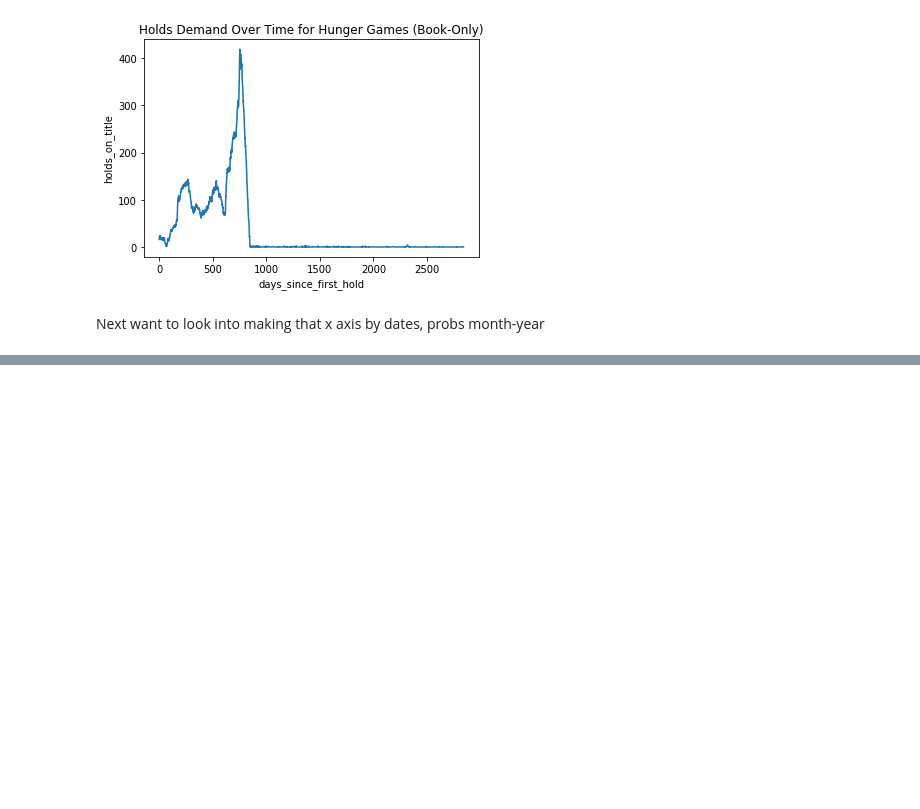
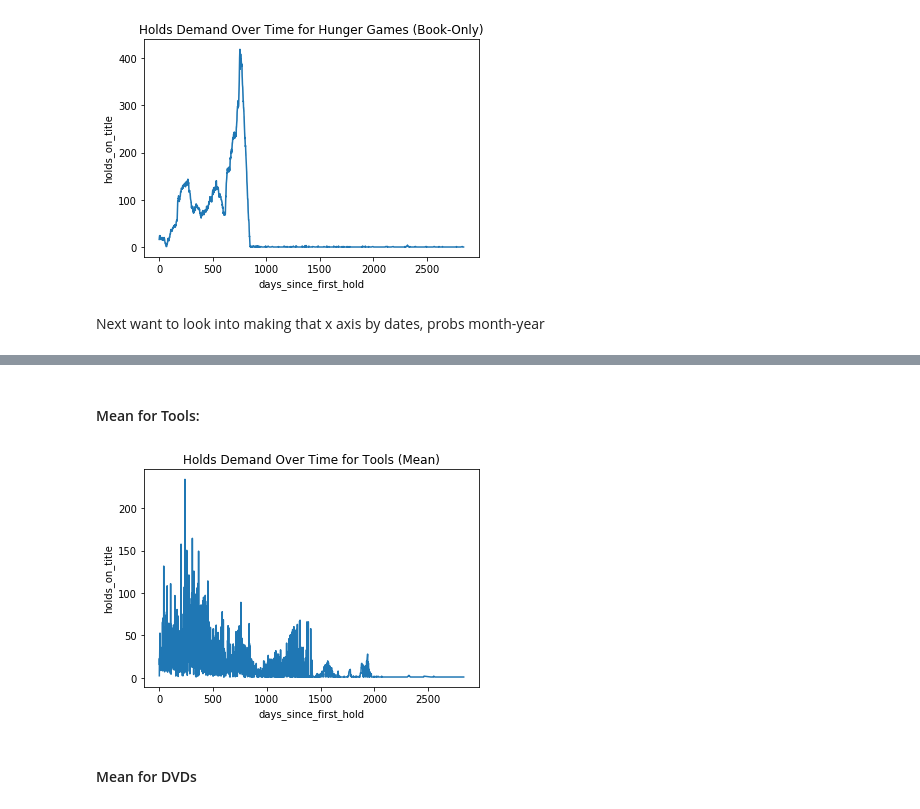
Before and after one commit to hannah-rauh/SI485, a Jupyter notebook: AADL.ipynb, the cells around one changed output, grey strips where cells are left out. Saved outputs shown, nothing was run; the diff lists cells and outputs as text; code cells hidden in the pictures; blank space fills up the shorter version.

```diff
--- a/AADL.ipynb
+++ b/AADL.ipynb
@@ -846,0 +906,14 @@ Next want to look into making that x axis by dates, probs month-year
+# %% [markdown]
+#### Mean for Tools:
+# %%
+tools_agg_mean = tools_updated.groupby('days_since_first_hold')\
+                              .agg({'holds_on_title':'mean'})\
+                              .reset_index()\
+                              .sort_values('days_since_first_hold', ascending = True)
+# %%
+ax = sns.lineplot(x="days_since_first_hold", y="holds_on_title", data=tools_agg_mean);
+ax.set_title('Holds Demand Over Time for Tools (Mean)');
+# %% [output]
+[figure, added]
+# %% [markdown]
+#### Mean for DVDs
```
Also changed, not shown: parts of 37 cells of this notebook.
